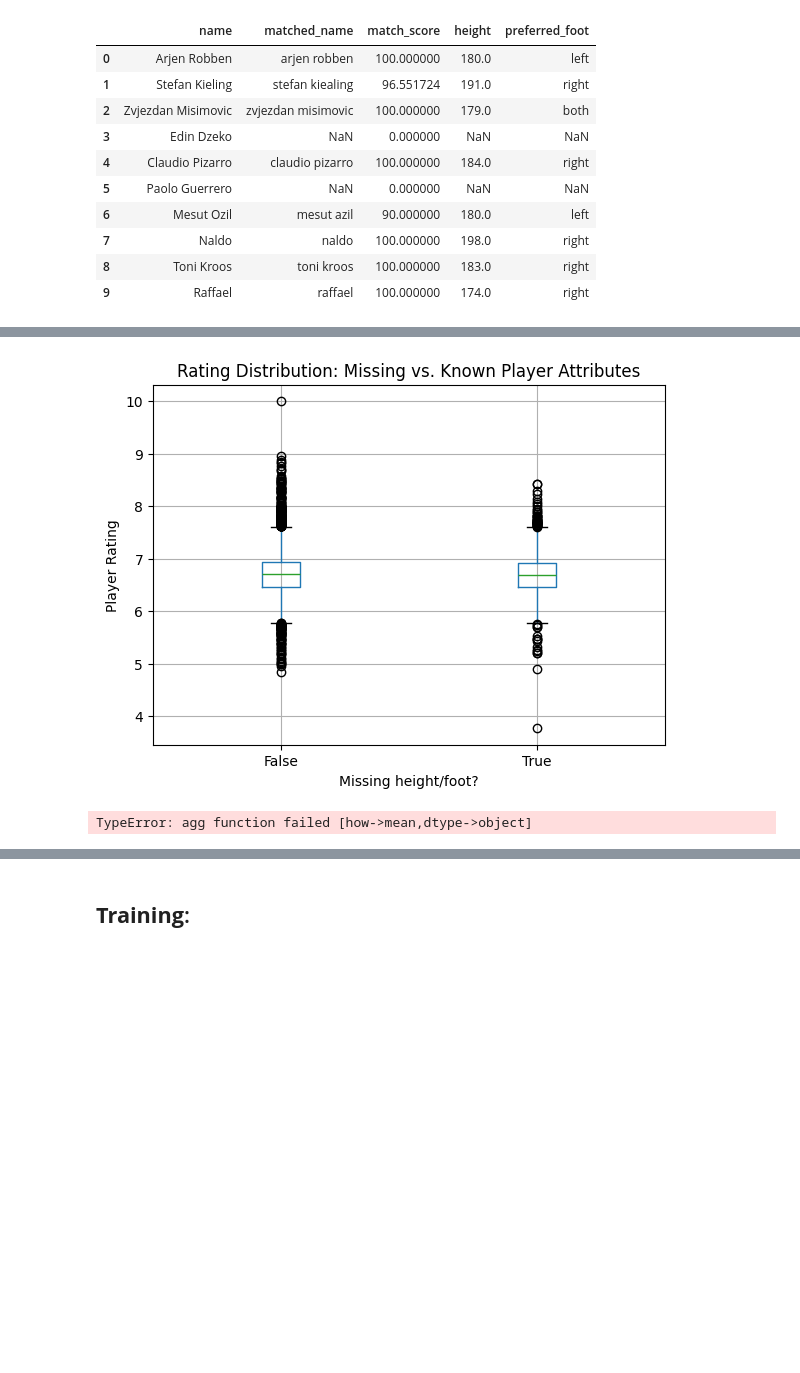
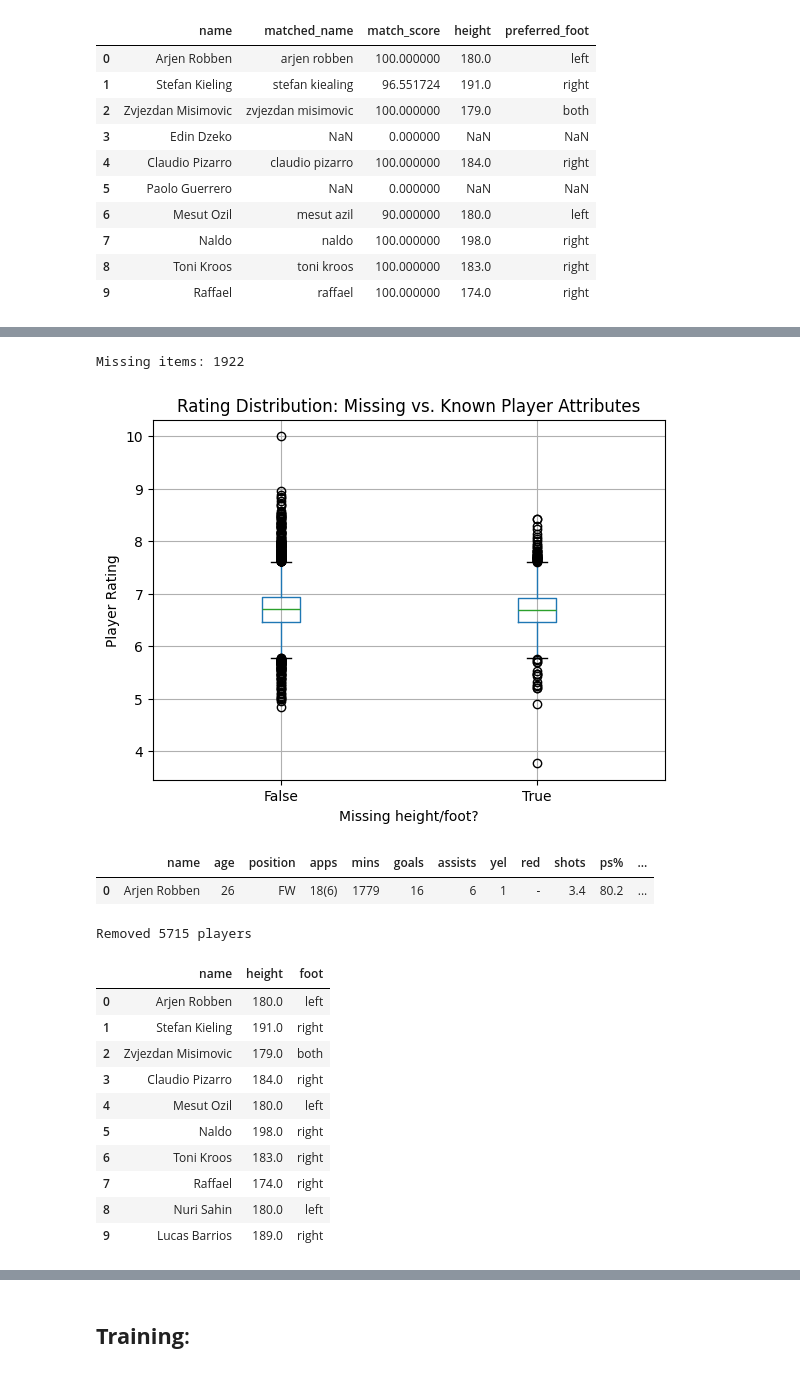
Before and after one commit to Computational-Tools-in-DS-G42/footballer-profiler-AI, a Jupyter notebook: player_profiler.ipynb, the cells around one changed output, grey strips where cells are left out. Saved outputs shown, nothing was run; the diff lists cells and outputs as text; code cells hidden in the pictures; blank space fills up the shorter version.

```diff
--- a/player_profiler.ipynb
+++ b/player_profiler.ipynb
@@ -194,21 +216,55 @@ merged_check[['name', 'apps', 'mins', 'goals', 'assists', 'season']].sort_values
 # %%
-import matplotlib.pyplot as plt
 
-df_clean['missing_info'] = df_clean['name'].isin(missing_players['name'])
+# Analysis of the players that do not have either "foot" or "height"
+missing_players = df_clean[df_clean['height'].isna() | df_clean['foot'].isna()]
 
-df_clean.boxplot(column='rating', by='missing_info')
+missing_players = missing_players.drop_duplicates(subset=['name'])
+
+print("Missing items: " + str(missing_players.shape[0]))
+
+#df_clean['missing_info'] = df_clean['name'].isin(missing_players['name'])
+df_copy = df_clean.copy()
+df_copy['missing_info'] = df_copy['name'].isin(missing_players['name'])
+
+
+df_copy.boxplot(column='rating', by='missing_info')
 plt.title("Rating Distribution: Missing vs. Known Player Attributes")
 plt.suptitle("")
 plt.xlabel("Missing height/foot?")
 plt.ylabel("Player Rating")
 plt.show()
 # %% [output]
+Missing items: 1922
 [figure]
-# %%
-df_clean['missing_info'] = df_clean['name'].isin(missing_players['name'])
-
-summary = df_clean.groupby('missing_info')[['apps', 'mins', 'goals', 'assists', 'season']].agg(['mean', 'median', 'count'])
-display(summary)
-# %% [output]
-TypeError: agg function failed [how->mean,dtype->object]
+# %%
+display(df_clean.head(1))
+# %% [output]
+|  | name | age | position | apps | mins | goals | assists | yel | red | shots | ps% | ... |
+| 0 | Arjen Robben | 26 | FW | 18(6) | 1779 | 16 | 6 | 1 | - | 3.4 | 80.2 | ... |
+# %%
+# Removing players that do not have either "height" or "foot" attribute
+
+before = df_clean.shape[0]
+df_clean = df_clean.dropna(subset=['height', 'foot'])
+df_clean = df_clean.reset_index(drop=True)
+
+print(f"Removed {before - df_clean.shape[0]} players")
+
+#df_clean[["name", "height", "foot"]].head(5)
+# %% [output]
+Removed 5715 players
+# %%
+df_clean[["name", "height", "foot"]].head(10)
+# %% [output]
+|  | name | height | foot |
+| 0 | Arjen Robben | 180.0 | left |
+| 1 | Stefan Kieling | 191.0 | right |
+| 2 | Zvjezdan Misimovic | 179.0 | both |
+| 3 | Claudio Pizarro | 184.0 | right |
+| 4 | Mesut Ozil | 180.0 | left |
+| 5 | Naldo | 198.0 | right |
+| 6 | Toni Kroos | 183.0 | right |
+| 7 | Raffael | 174.0 | right |
+| 8 | Nuri Sahin | 180.0 | left |
+| 9 | Lucas Barrios | 189.0 | right |
 # %% [markdown]
```
Also changed, not shown: parts of 21 cells of this notebook.
